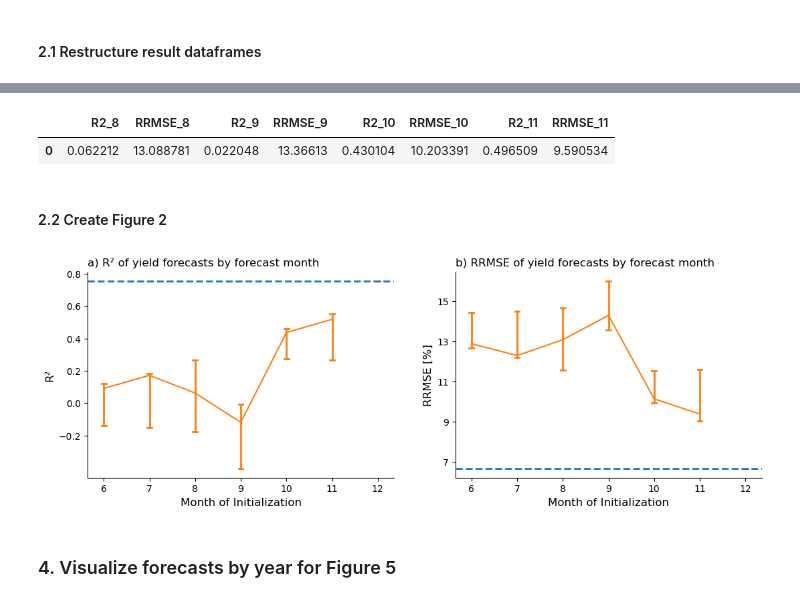
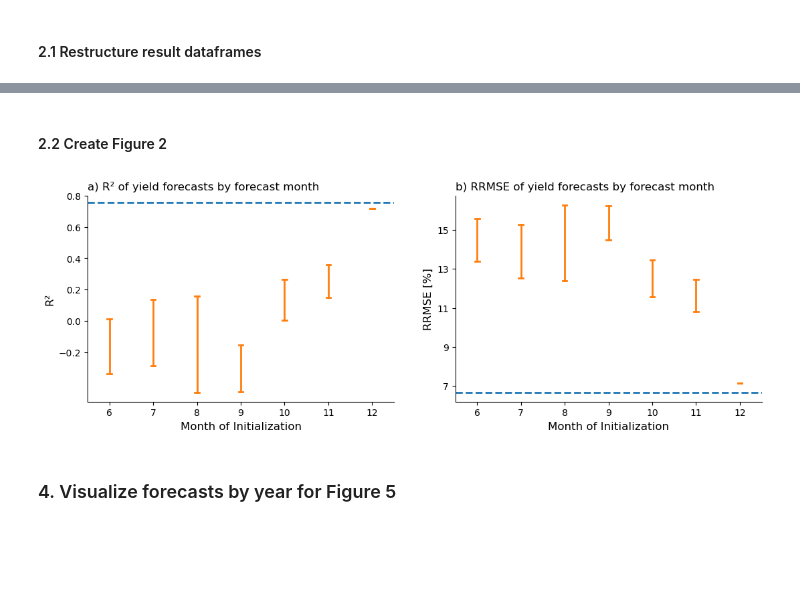
Before and after one commit to mzachow/wheat-yield-forecast-argentina, a Jupyter notebook: 5_yield_model_with_scm.ipynb, the cells around one changed output, grey strips where cells are left out. Cells and saved outputs as stored; diff of their text form; code cells hidden in the pictures; blank space fills up the shorter version.

```diff
--- a/5_yield_model_with_scm.ipynb
+++ b/5_yield_model_with_scm.ipynb
@@ -23,7 +20,7 @@ The autoreload extension is already loaded. To reload it, use:
 ### 1. Read SCM & ERA data
 # %%
 scm_era = pd.read_csv("files/ERA/processed/era_scm_final_features.csv")
-#scm_era = scm_era.loc[scm_era["model"].isin(["ECCC", "ECMWF", "METFR", "NASA", "NCEP", "ERA"])].reset_index(drop=True)
+#scm_era = scm_era.loc[scm_era["model"].isin(["ECCC", "ECMWF", "DWD", "CCSM4", "ERA"])].reset_index(drop=True)
 
 # store variables that are used through this notebook
 init_months = scm_era["init_month"].unique().tolist()
@@ -31,7 +28,7 @@ init_months.remove(12)
 unique_scm = [c for c in scm_era.model.unique().tolist() if c != "ERA"]
 weather_columns = [c for c in scm_era.columns if ("rain" in c) or ("tmean" in c)]
 
-#scm_era = pd.concat([scm_era, scm_era.loc[scm_era["model"].isin(["ECCC", "ECMWF", "BOM", "UKMO", "NASA"])].groupby(["year", "init_month"])[weather_columns + ["yield anomaly [%]"]].mean().reset_index().assign(model="5-member-MME")], ignore_index=True)
+scm_era = pd.concat([scm_era, scm_era.loc[scm_era["model"].isin(["ECCC", "ECMWF", "DWD", "CCSM4"])].groupby(["year", "init_month"])[weather_columns + ["yield anomaly [%]"]].mean().reset_index().assign(model="4-member-MME")], ignore_index=True)
 # preview
 scm_era.sample(2)
 # %% [output]
@@ -46,8 +43,8 @@ results_r2 = pd.DataFrame(0.0, index=unique_scm, columns=[6, 7, 8, 9, 10, 11])
 results_rmse = pd.DataFrame(0.0, index=unique_scm, columns=[6, 7, 8, 9, 10, 11])
 predictions = pd.DataFrame(data={"year":list(range(1993,2017)), "yield anomaly [%]":scm_era.loc[scm_era["model"] == "ERA"].sort_values(by="year")["yield anomaly [%]"].unique()})
 for month_of_initialization in init_months + [12]:
-    for scm in unique_scm + ["5-member-MME"]:
-        res, _ = forecast.kfold_cross_validation(scm_era, model=scm, init=month_of_initialization, augment=False, no_of_features=8, alpha=3)
+    for scm in unique_scm + ["4-member-MME"]:
+        res, _ = forecast.kfold_cross_validation(scm_era, model=scm, init=month_of_initialization, augment=False, no_of_features=4)
         # store performance
         results_rmse.loc[scm, month_of_initialization] = np.round(100 * mse(res["yield anomaly [%]"], res["predicted"], squared=False), 4)
         results_r2.loc[scm, month_of_initialization] = np.round(r2_score(res["yield anomaly [%]"], res["predicted"]), 4)
@@ -164,53 +112,43 @@ def assessment_of_different_mme_sizes(df, init, metric_threshold, size):
-# %%
-li = []
-for m in list(range(8,12)):
-    res = assessment_of_different_mme_sizes(predictions, m, 1, len(unique_scm))
-    li.append(res)
-df = pd.concat(li, axis=1)
-df.head()
-# %% [output]
-|  | R2_8 | RRMSE_8 | R2_9 | RRMSE_9 | R2_10 | RRMSE_10 | R2_11 | RRMSE_11 |
-| 0 | 0.062212 | 13.088781 | 0.022048 | 13.36613 | 0.430104 | 10.203391 | 0.496509 | 9.590534 |
 # %% [markdown]
 #### 2.2 Create Figure 2
 # %%
 fig, axs = plt.subplots(1, 2, figsize=(13,4))
 axs = axs.ravel()
 
-data1 = results_r2.loc[(results_r2["model"] != "5-member-MME")]
+data1 = results_r2.loc[(results_r2["model"] != "4-member-MME")]
 data1b = results_r2.loc[(results_r2["model"].isin(unique_scm))]
 
 #sns.pointplot(data1b,  x="init_month", y="R2", errorbar=("pi", 100),  join=False, capsize=.1, markers=".", scale=.1, color="grey", errwidth=2, ax=axs[0])
 sns.pointplot(data1,  x="init_month", y="R2", errorbar=("pi", 100),  join=False, capsize=.1, markers=".", scale=.1, color="#FF7F0E", errwidth=2, ax=axs[0])
 
 data2 = results_r2.loc[(results_r2["init_month"] != 12) & (results_r2["model"] == "5-member-MME")]
 data2.loc[:, "init_month"] = data2["init_month"].replace({6:0, 7:1, 8:2, 9:3, 10:4, 11:5})
 sns.lineplot(data2, x="init_month", y="R2", color="#FF7F0E", ax=axs[0])
 axs[0].set_title("a) R\u00b2 of yield forecasts by forecast month", loc="left", fontsize=12)
 axs[0].set_xlabel("Month of Initialization", fontsize=12)
 axs[0].set_yticks([-0.2, 0, 0.2, 0.4, 0.6, 0.8])
 axs[0].set_ylabel("R\u00b2", fontsize=12)
 axs[0].axhline(0.7556, 0, color="#1F77B4", linestyle="--", linewidth=2)
 axs[0].spines[['right', 'top']].set_visible(False)
 
-data1 = results_rmse.loc[(results_rmse["model"] != "5-member-MME")]
+data1 = results_rmse.loc[(results_rmse["model"] != "4-member-MME")]
 data1b = results_rmse.loc[(results_rmse["model"].isin(unique_scm))]
 #sns.pointplot(data1b,  x="init_month", y="RRMSE [%]", errorbar=("pi", 100),  join=False, capsize=.1, markers=".", scale=.1, color="grey", errwidth=2, ax=axs[1])
 sns.pointplot(data1,  x="init_month", y="RRMSE [%]", errorbar=("pi", 100),  join=False, capsize=.1, markers=".", scale=.1, color="#FF7F0E", errwidth=2, ax=axs[1])
 data2 = results_rmse.loc[(results_rmse["init_month"] != 12) & (results_rmse["model"] == "5-member-MME")]
 data2.loc[:, "init_month"] = data2["init_month"].replace({6:0, 7:1, 8:2, 9:3, 10:4, 11:5})
 sns.lineplot(data2, x="init_month", y="RRMSE [%]", color="#FF7F0E", ax=axs[1])
 axs[1].set_title("b) RRMSE of yield forecasts by forecast month", loc="left", fontsize=12)
 axs[1].set_xlabel("Month of Initialization", fontsize=12)
 axs[1].set_ylabel("RRMSE [%]", fontsize=12)
 axs[1].set_yticks(list(range(7, 16, 2)))
 axs[1].axhline(6.68, 0, color="#1F77B4", linestyle="--", linewidth=2)
 axs[1].spines[['right', 'top']].set_visible(False)
 
 #plt.savefig("files/figures/figure4.png");
 plt.show();
 # %% [output]
-[figure, old version]
+[figure, new version]
 # %% [markdown]
 ### 4. Visualize forecasts by year for Figure 5
 # %%
```
Also changed, not shown: parts of 5 cells of this notebook, 17 other files.
